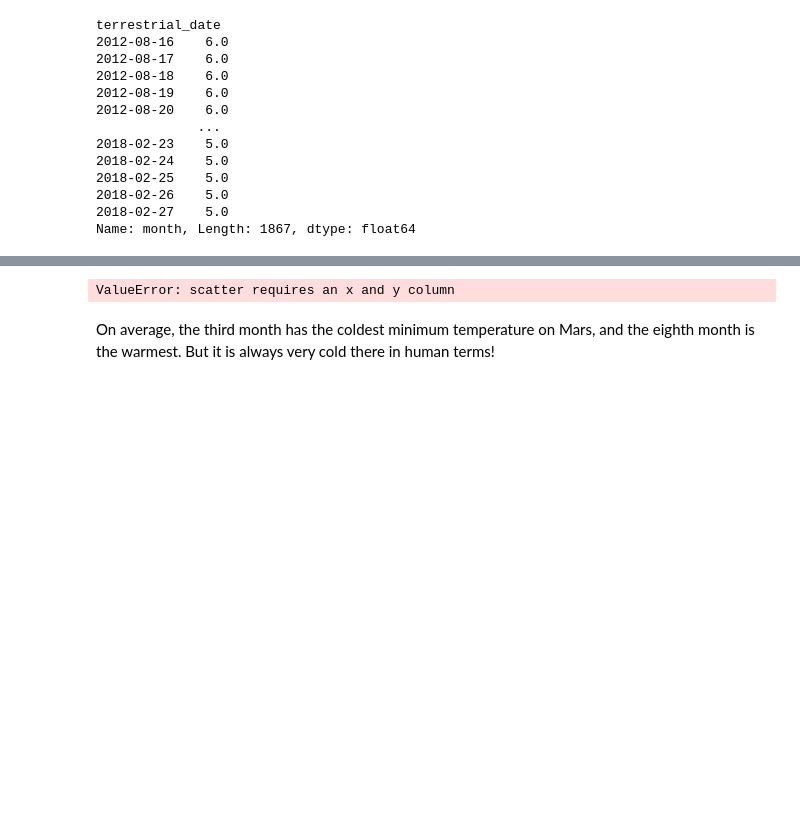
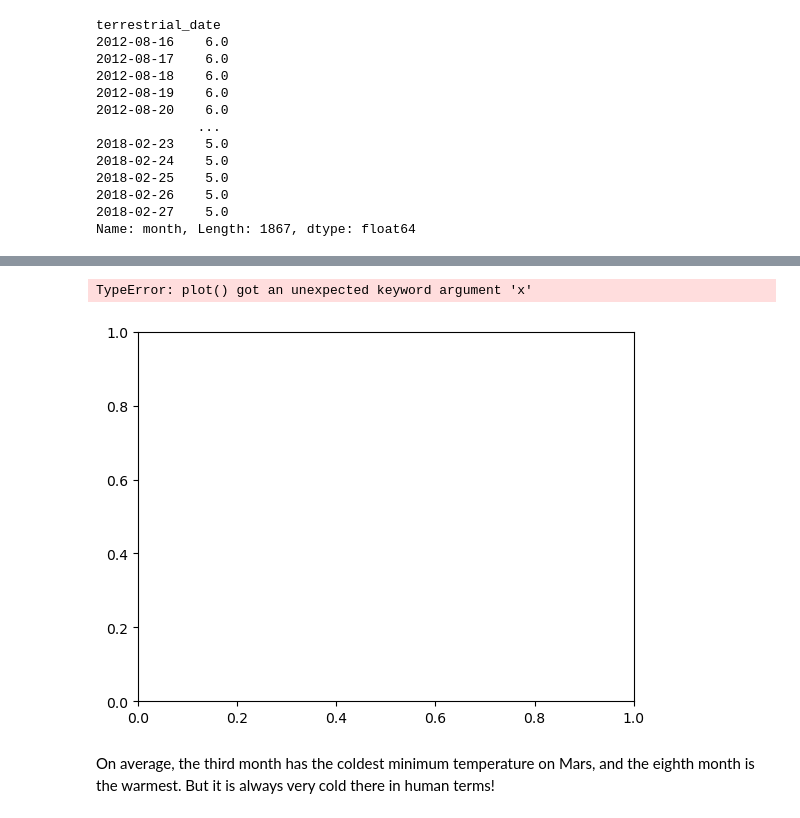
Before and after one commit to Rac-Berer/scraping-challenge, a Jupyter notebook: part_2_mars_weather.ipynb, the cells around one changed output, grey strips where cells are left out. Drawn from its saved outputs; the diff is of its cells as text; code cells hidden in the pictures; blank space fills up the shorter version.

```diff
--- a/part_2_mars_weather.ipynb
+++ b/part_2_mars_weather.ipynb
@@ -340,15 +357,16 @@ Name: month, Length: 1867, dtype: float64
 # %%
 # 5. How many terrestrial (earth) days are there in a Martian year?
-days = df.groupby('terrestrial_date')['month']
-min_temp = df['min_temp']
-days_graph = df.plot(kind = "scatter")
-days_graph.set_xlabel("month")
-days_graph.set_ylabel("Atmospheric Pressure")
+days = df.groupby('month')['terrestrial_date'].count()
+temp = df['min_temp']
 
-plt.scatter(x=x,y=y)
+
+plt.plot(x=days, y=temp)
+plt.xlabel=("month")
+plt.ylabel=("Atmospheric Pressure")
 plt.show()
 # %% [output]
-ValueError: scatter requires an x and y column
+TypeError: plot() got an unexpected keyword argument 'x'
+[figure, added]
 # %% [markdown]
 On average, the third month has the coldest minimum temperature on Mars, and the eighth month is the warmest. But it is always very cold there in human terms!
 # %% [markdown]
```
Also changed, not shown: parts of 3 cells of this notebook.
